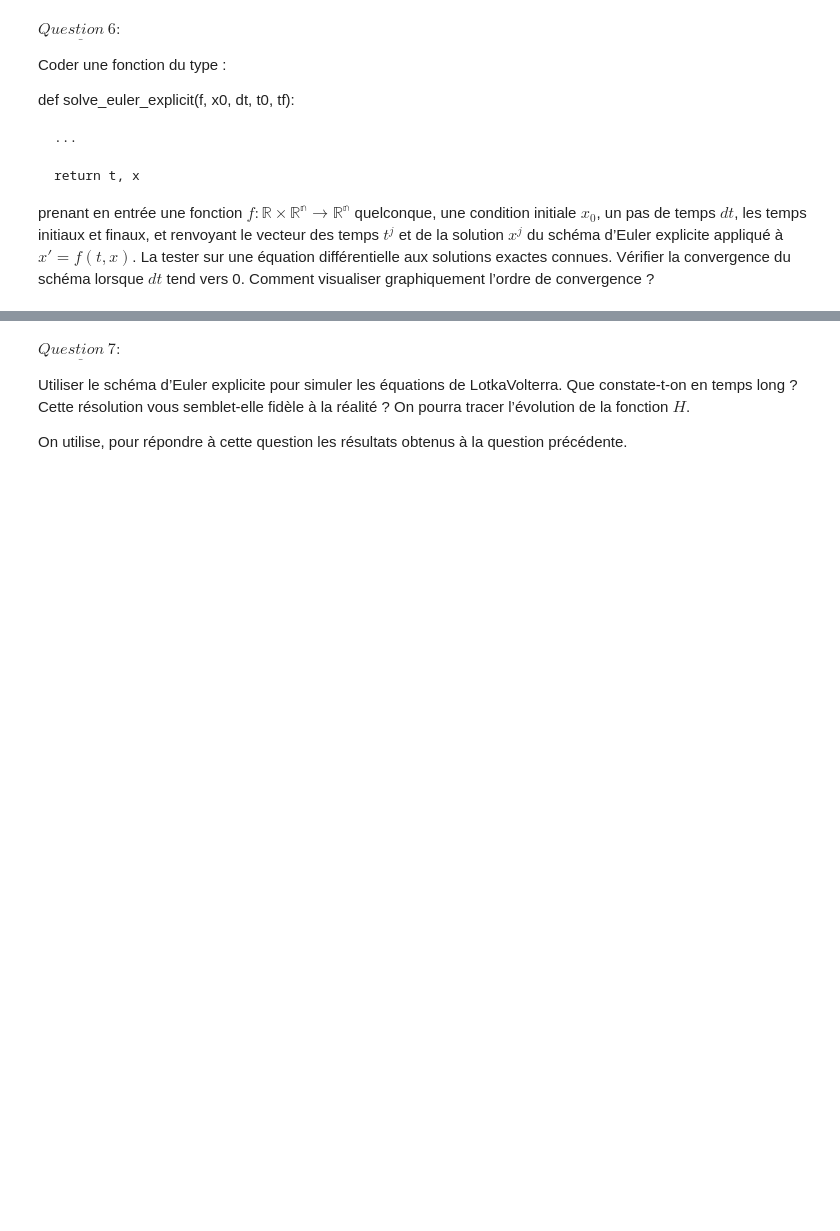
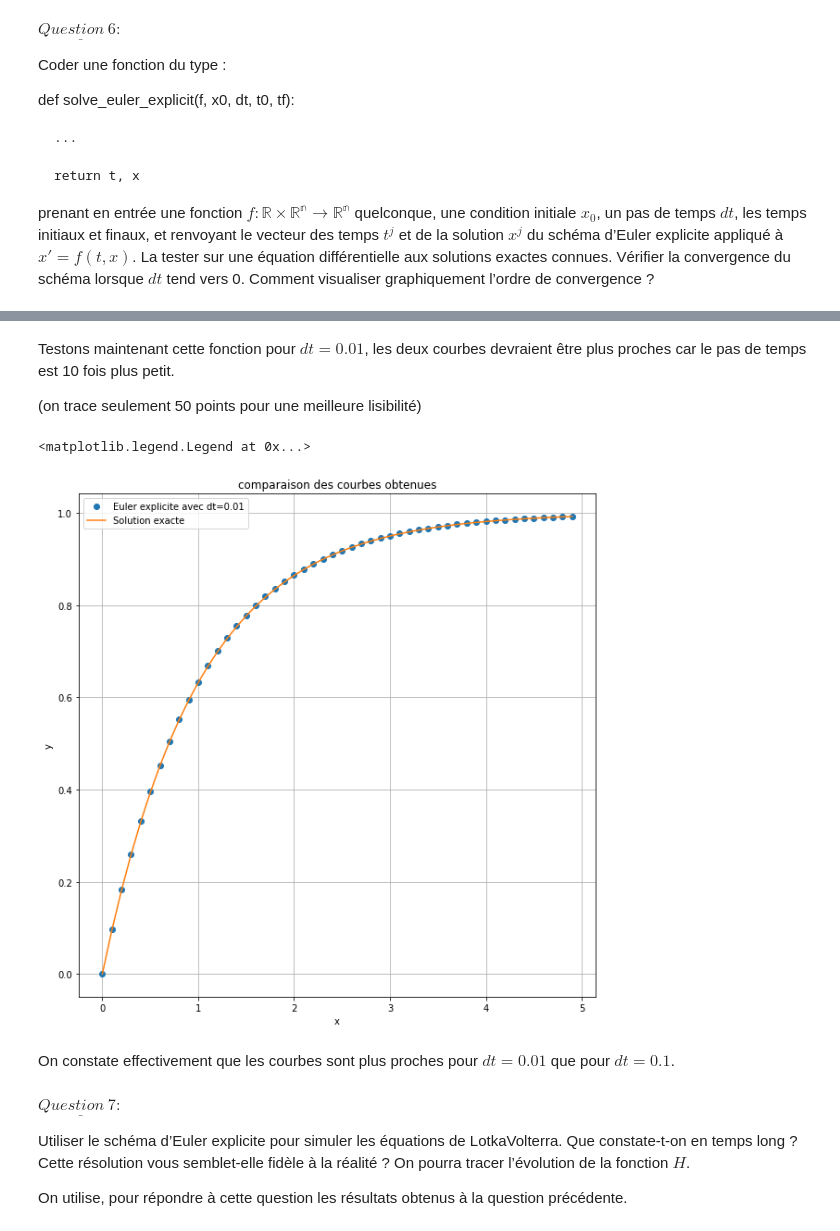
Before and after one commit to maellethaller/projet-numerique-2, a Jupyter notebook: projet.ipynb, the cells around one changed output, grey strips where cells are left out. Cells and saved outputs as stored; diff of their text form; code cells hidden in the pictures; blank space fills up the shorter version.

```diff
--- a/projet.ipynb
+++ b/projet.ipynb
@@ -360,3 +364,26 @@ plt.plot(t,y) ;
+# %% [markdown]
+Testons maintenant cette fonction pour $dt=0.01$, les deux courbes devraient être plus proches car le pas de temps est 10 fois plus petit.
+
+(on trace seulement 50 points pour une meilleure lisibilité)
+# %%
+(t1,xa) = solve_euler_explicit(f, np.array([[0]]), 0.01, 0, 5)
+t=[t1[k*10] for k in range(50)]
+x1=xa[0]
+x=[x1[k*10] for k in range(50)]
+
+y = [1-exp(-a) for a in t]
+plt.title("comparaison des courbes obtenues")
+plt.xlabel('x')
+plt.ylabel('y')
+plt.grid(True)
+plt.plot(t,x, 'o',label="Euler explicite avec dt=0.01")
+plt.plot(t,y, label="Solution exacte")
+plt.legend()
+# %% [output]
+<matplotlib.legend.Legend at 0x...>
+[figure, added]
+# %% [markdown]
+On constate effectivement que les courbes sont plus proches pour $dt=0.01$ que pour $dt=0.1$.
 # %% [markdown]
 $\underline{Question~7:}$
 
```
Also changed, not shown: parts of 7 cells of this notebook, 1 other file.
